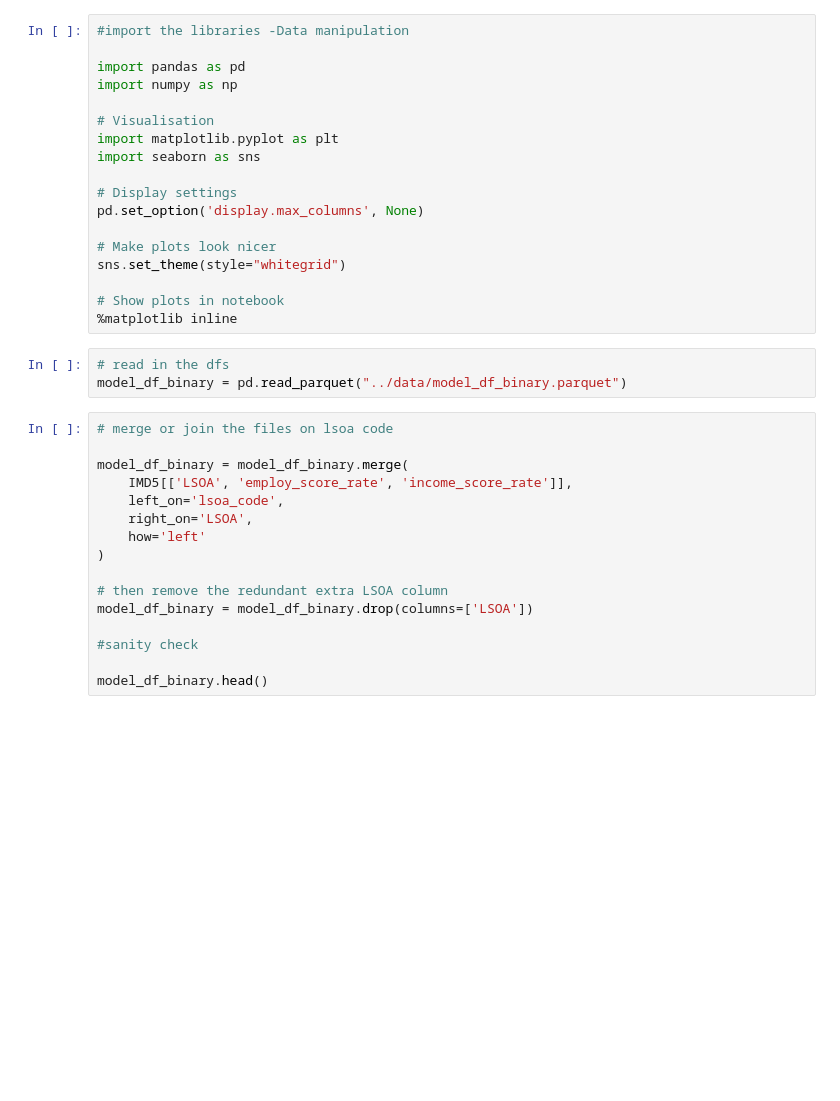
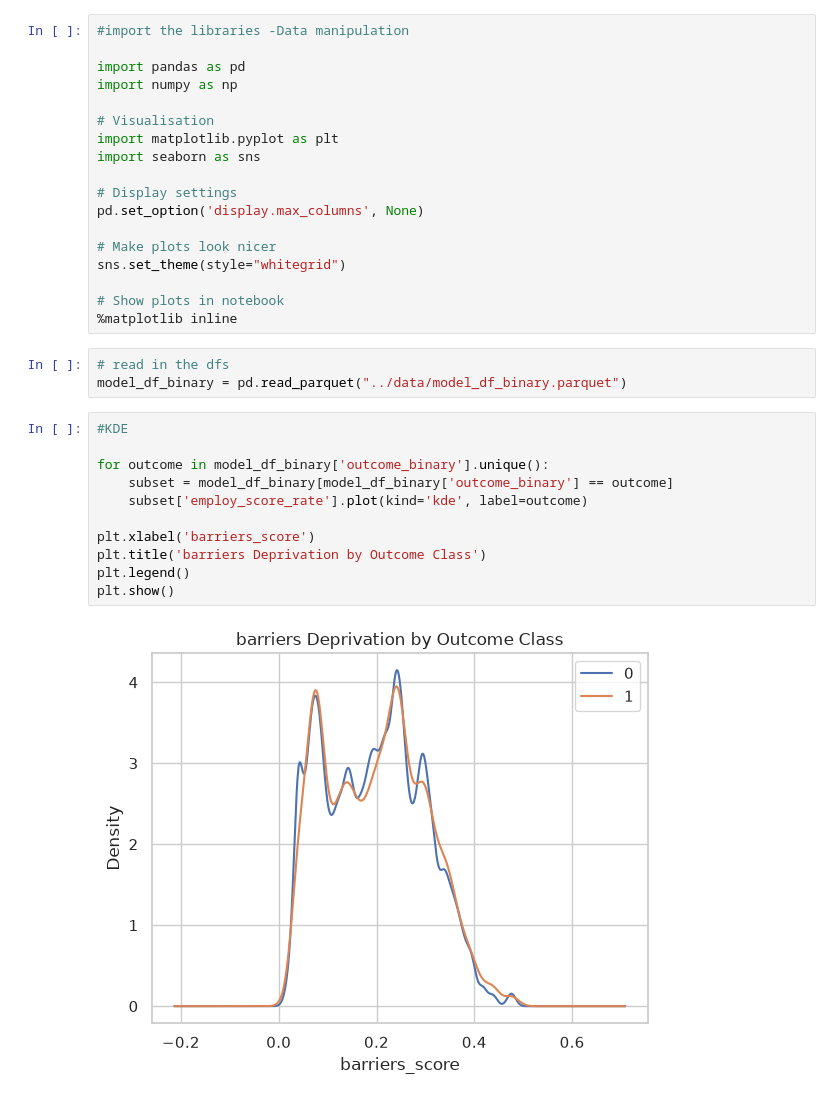
Before and after one commit to AnupmaDS1/Xmus-Jaxon-Flaxon-Waxon, a Jupyter notebook: Notebooks/04_EDA_2.ipynb, the cells around one changed output. Cells and saved outputs as stored; diff of their text form; blank space fills up the shorter version.

```diff
--- a/Notebooks/04_EDA_2.ipynb
+++ b/Notebooks/04_EDA_2.ipynb
@@ -21,19 +21,16 @@ sns.set_theme(style="whitegrid")
 # %%
 # read in the dfs
 model_df_binary = pd.read_parquet("../data/model_df_binary.parquet")
-# %%
-# merge or join the files on lsoa code
-
-model_df_binary = model_df_binary.merge(
-    IMD5[['LSOA', 'employ_score_rate', 'income_score_rate']],
-    left_on='lsoa_code',
-    right_on='LSOA',
-    how='left'
-)
-
-# then remove the redundant extra LSOA column
-model_df_binary = model_df_binary.drop(columns=['LSOA'])
-
-#sanity check
-
-model_df_binary.head()
+# %%
+#KDE
+
+for outcome in model_df_binary['outcome_binary'].unique():
+    subset = model_df_binary[model_df_binary['outcome_binary'] == outcome]
+    subset['employ_score_rate'].plot(kind='kde', label=outcome)
+
+plt.xlabel('barriers_score')
+plt.title('barriers Deprivation by Outcome Class')
+plt.legend()
+plt.show()
+# %% [output]
+[figure, added]
```
Also changed, not shown: 4 other files.
